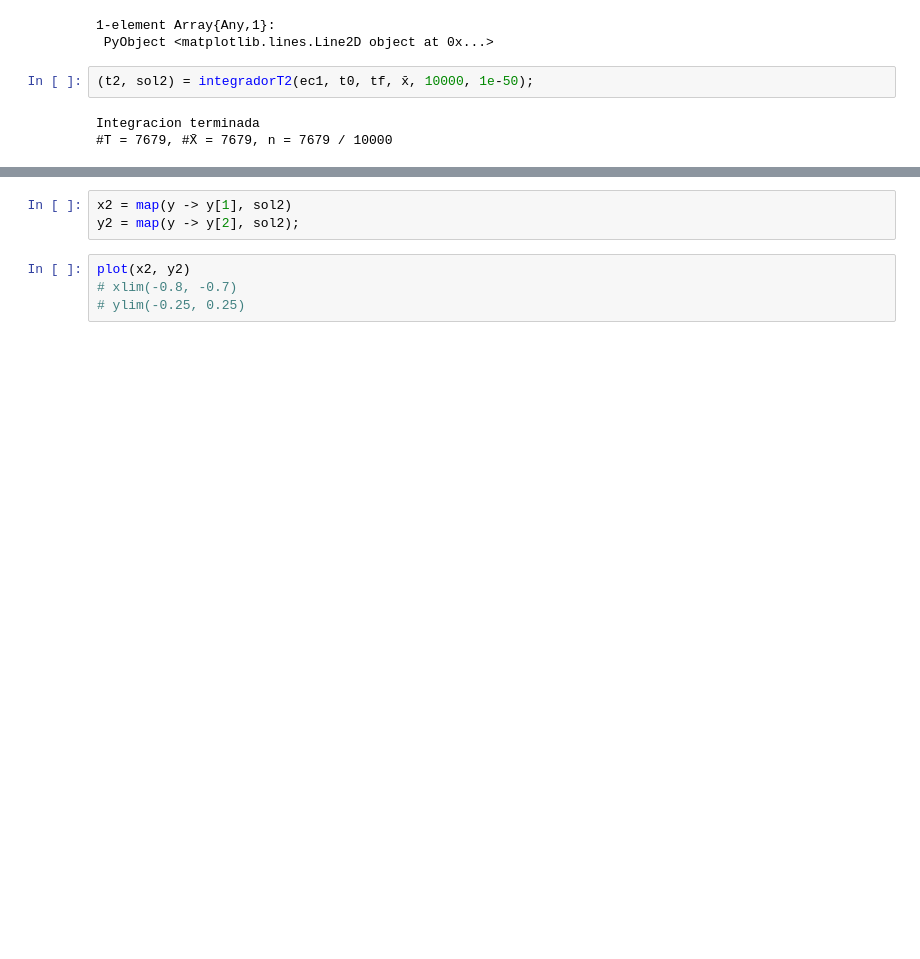
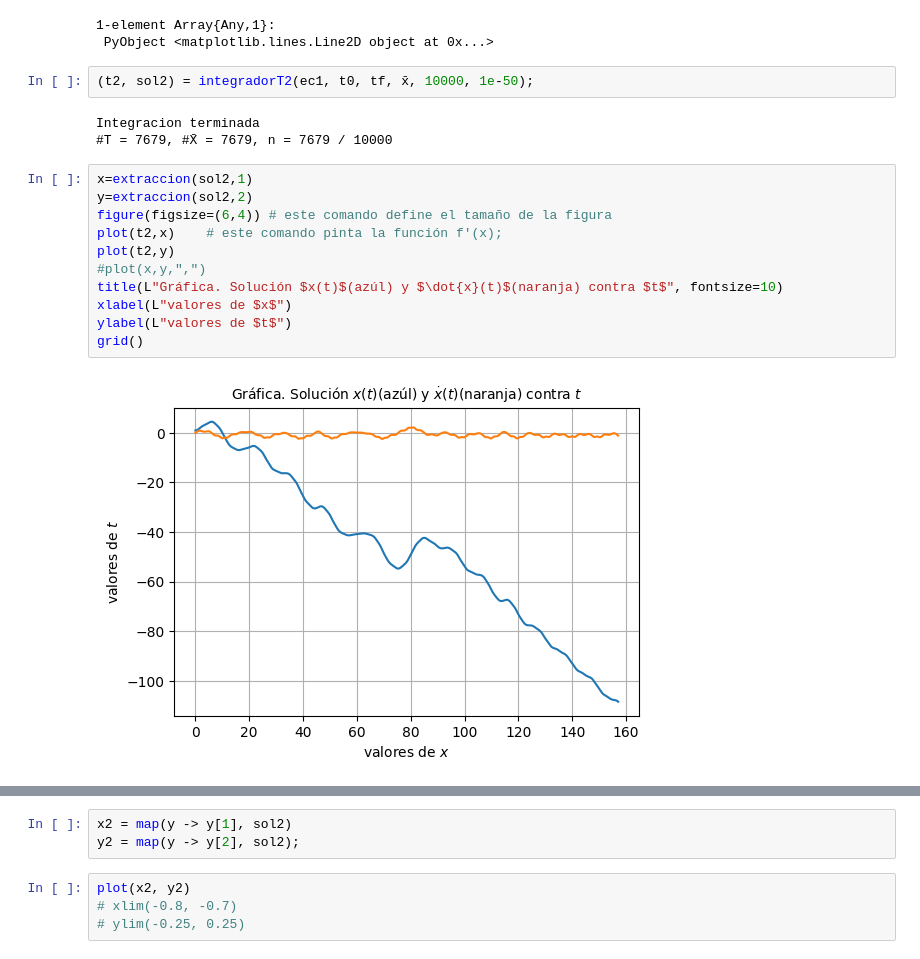
Before and after one commit to gitrmora/OsciladorParametrico, a Jupyter notebook: Proy.ipynb, the cells around one changed output, grey strips where cells are left out. Saved outputs shown, nothing was run; the diff lists cells and outputs as text; blank space fills up the shorter version.

```diff
--- a/Proy.ipynb
+++ b/Proy.ipynb
@@ -41,3 +75,16 @@ plot(x1, y1)
 # %% [output]
 Integracion terminada
 #T = 7679, #X̄ = 7679, n = 7679 / 10000
+# %%
+x=extraccion(sol2,1)
+y=extraccion(sol2,2)
+figure(figsize=(6,4)) # este comando define el tamaño de la figura
+plot(t2,x)    # este comando pinta la función f'(x);
+plot(t2,y)
+#plot(x,y,",")
+title(L"Gráfica. Solución $x(t)$(azúl) y $\dot{x}(t)$(naranja) contra $t$", fontsize=10)
+xlabel(L"valores de $x$")
+ylabel(L"valores de $t$")
+grid()
+# %% [output]
+[figure, added]
```
Also changed, not shown: parts of 7 cells of this notebook.
